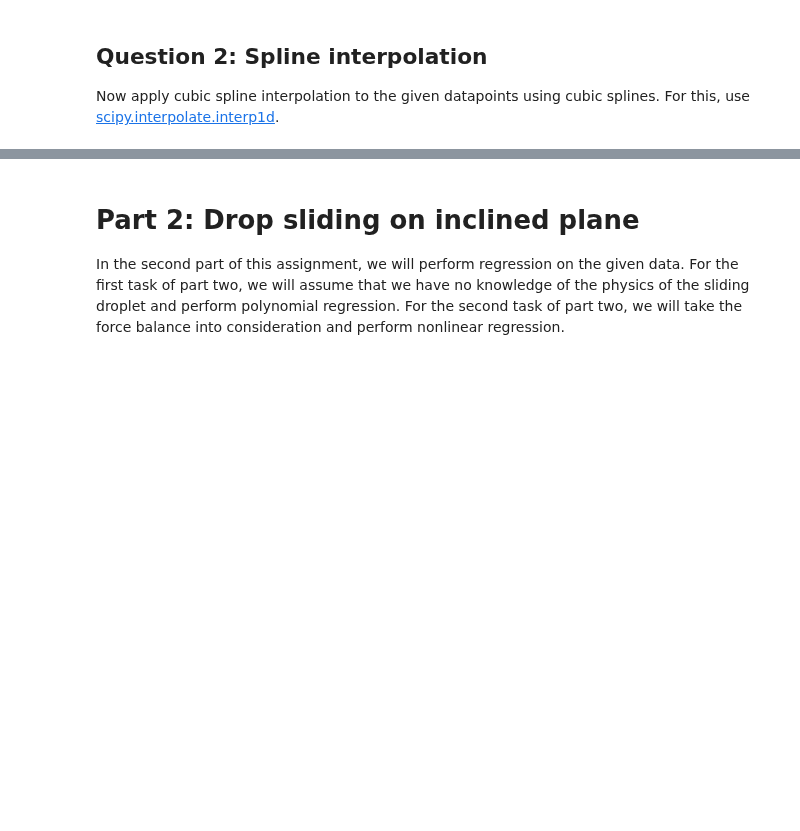
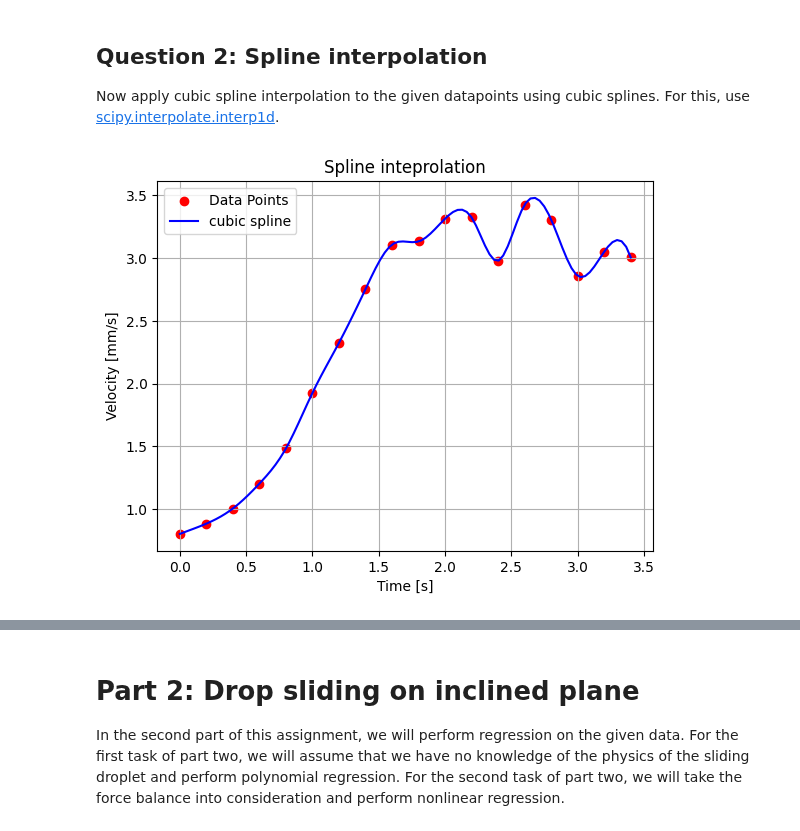
Before and after one commit to Xikiee/computational_practicum, a Jupyter notebook: q_2/assignments/assignment_6/Assignment_Q2_L6.ipynb, the cells around one changed output, grey strips where cells are left out. Saved outputs shown, nothing was run; the diff lists cells and outputs as text; code cells hidden in the pictures; blank space fills up the shorter version.

```diff
--- a/q_2/assignments/assignment_6/Assignment_Q2_L6.ipynb
+++ b/q_2/assignments/assignment_6/Assignment_Q2_L6.ipynb
@@ -129,18 +140,21 @@ Now apply cubic spline interpolation to the given datapoints using cubic splines
 # %%
 x_test = np.linspace(0, 3.4, 100)
 
-interp_spline = ...
+# the interp1d function generates a function form which the curve can be generated when a list of x values is later provided
+interp_spline = scipy.interpolate.interp1d(data['Time[s]'], data["Velocity[mm/s]"], kind = 'cubic')
 
-y_interp_spline = ...
+y_interp_spline = interp_spline(x_test)
 
 # Plot the result
 plt.scatter(data["Time[s]"], data["Velocity[mm/s]"], color="red", label="Data Points")
 plt.plot(x_test, y_interp_spline, color="blue", label="cubic spline")
 plt.legend()
 plt.title("Spline inteprolation")
 plt.xlabel("Time [s]")
 plt.ylabel("Velocity [mm/s]")
 plt.grid()
 plt.show()
+# %% [output]
+[figure, added]
 # %%
 grader.check("q1.2")
```
Also changed, not shown: parts of 13 cells of this notebook, 2 other files.
